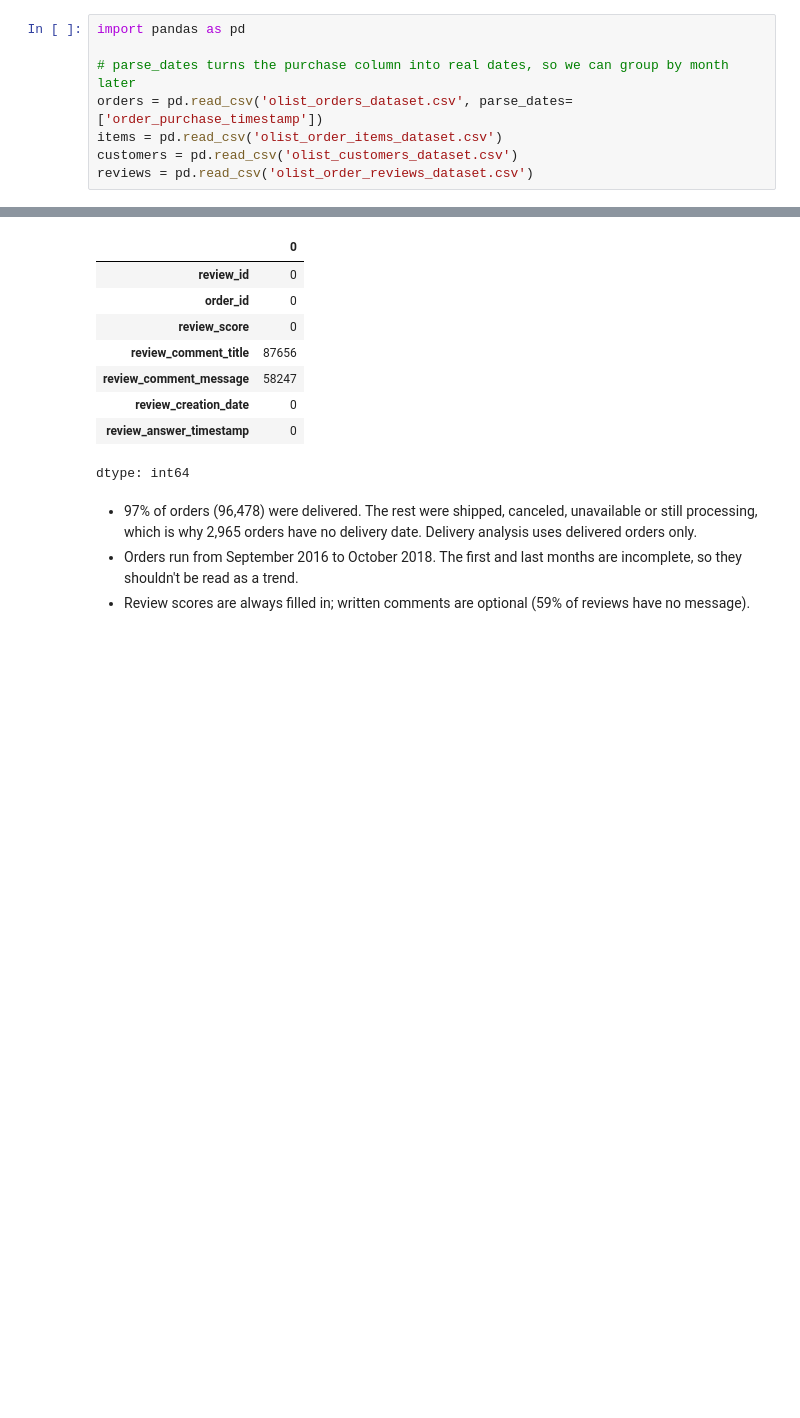
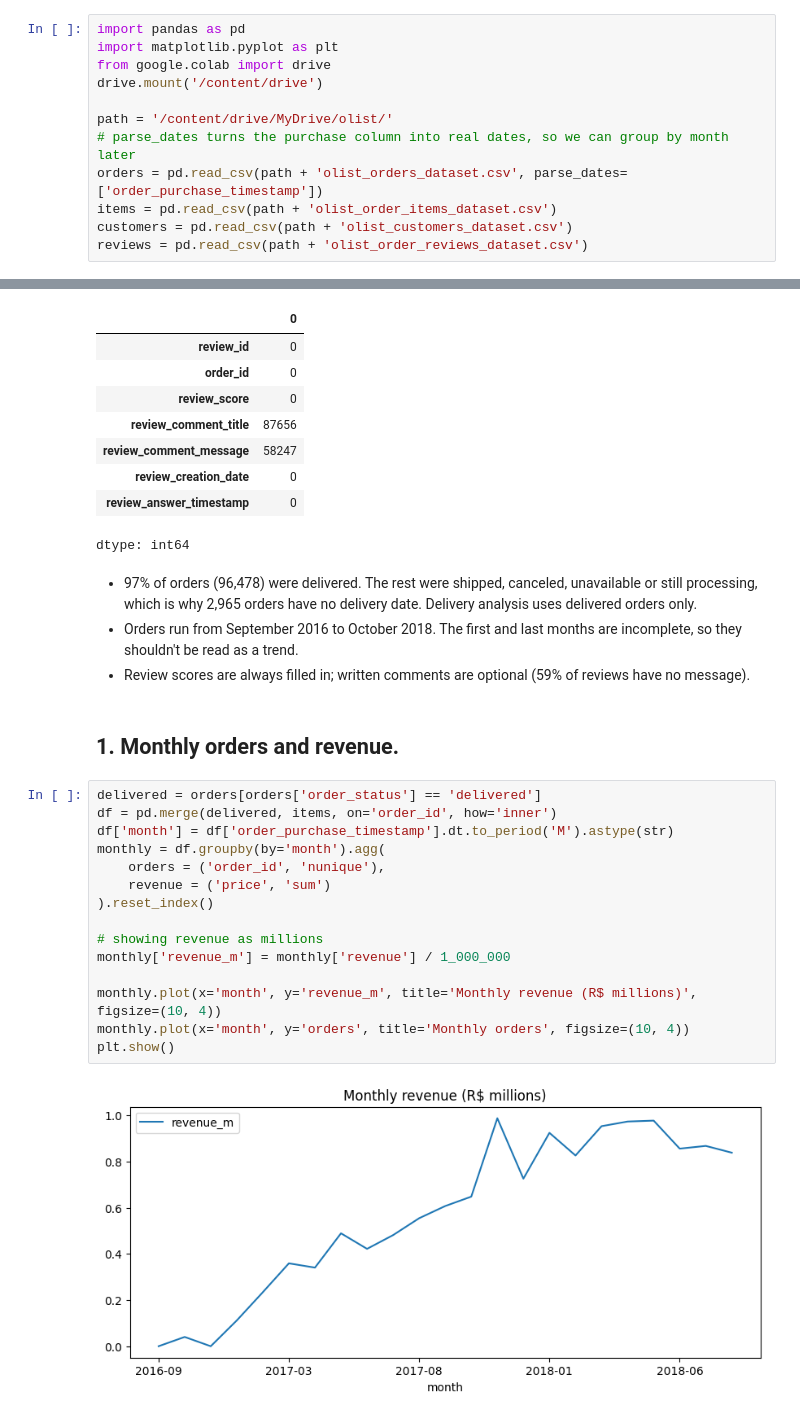
Before and after one commit to pvgfarias/olist-ecommerce, a Jupyter notebook: olist_analysis.ipynb, the cells around one changed output, grey strips where cells are left out. Drawn from its saved outputs; the diff is of its cells as text; blank space fills up the shorter version.

```diff
--- a/olist_analysis.ipynb
+++ b/olist_analysis.ipynb
@@ -32,9 +32,13 @@ Data: [Brazilian E-Commerce Public Dataset by Olist](https://www.kaggle.com/data
   (59% of reviews have no message).
 # %%
 import pandas as pd
+import matplotlib.pyplot as plt
+from google.colab import drive
+drive.mount('/content/drive')
 
+path = '/content/drive/MyDrive/olist/'
 # parse_dates turns the purchase column into real dates, so we can group by month later
-orders = pd.read_csv('olist_orders_dataset.csv', parse_dates=['order_purchase_timestamp'])
-items = pd.read_csv('olist_order_items_dataset.csv')
-customers = pd.read_csv('olist_customers_dataset.csv')
-reviews = pd.read_csv('olist_order_reviews_dataset.csv')
+orders = pd.read_csv(path + 'olist_orders_dataset.csv', parse_dates=['order_purchase_timestamp'])
+items = pd.read_csv(path + 'olist_order_items_dataset.csv')
+customers = pd.read_csv(path + 'olist_customers_dataset.csv')
+reviews = pd.read_csv(path + 'olist_order_reviews_dataset.csv')
@@ -117,3 +123,22 @@ dtype: int64
   incomplete, so they shouldn't be read as a trend.
 - Review scores are always filled in; written comments are optional
   (59% of reviews have no message).
+# %% [markdown]
+## 1. Monthly orders and revenue.
+# %%
+delivered = orders[orders['order_status'] == 'delivered']
+df = pd.merge(delivered, items, on='order_id', how='inner')
+df['month'] = df['order_purchase_timestamp'].dt.to_period('M').astype(str)
+monthly = df.groupby(by='month').agg(
+    orders = ('order_id', 'nunique'),
+    revenue = ('price', 'sum')
+).reset_index()
+
+# showing revenue as millions
+monthly['revenue_m'] = monthly['revenue'] / 1_000_000
+
+monthly.plot(x='month', y='revenue_m', title='Monthly revenue (R$ millions)', figsize=(10, 4))
+monthly.plot(x='month', y='orders', title='Monthly orders', figsize=(10, 4))
+plt.show()
+# %% [output]
+[figure, added]
```
Also changed, not shown: parts of 3 cells of this notebook.
